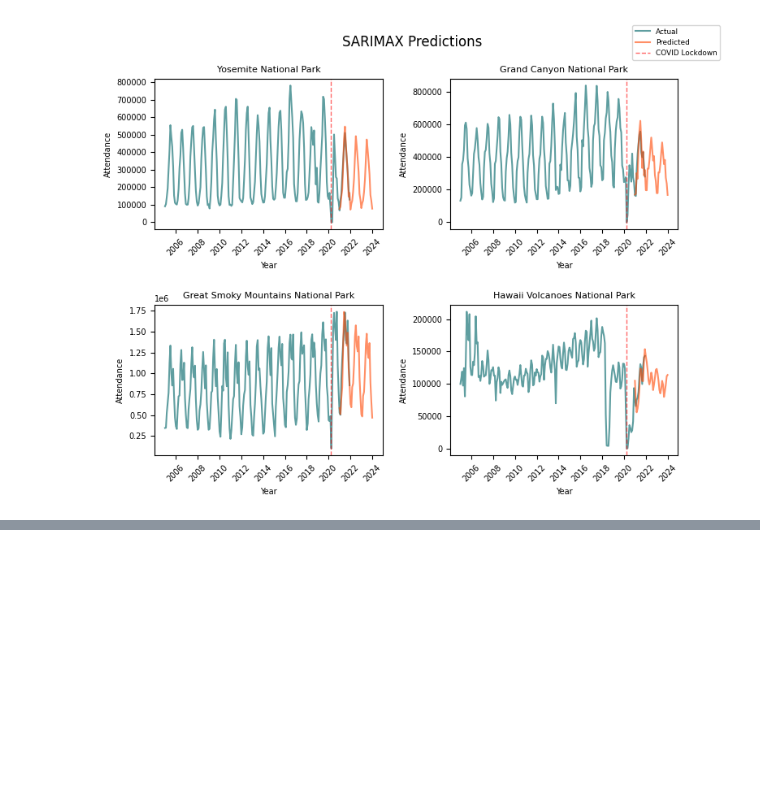
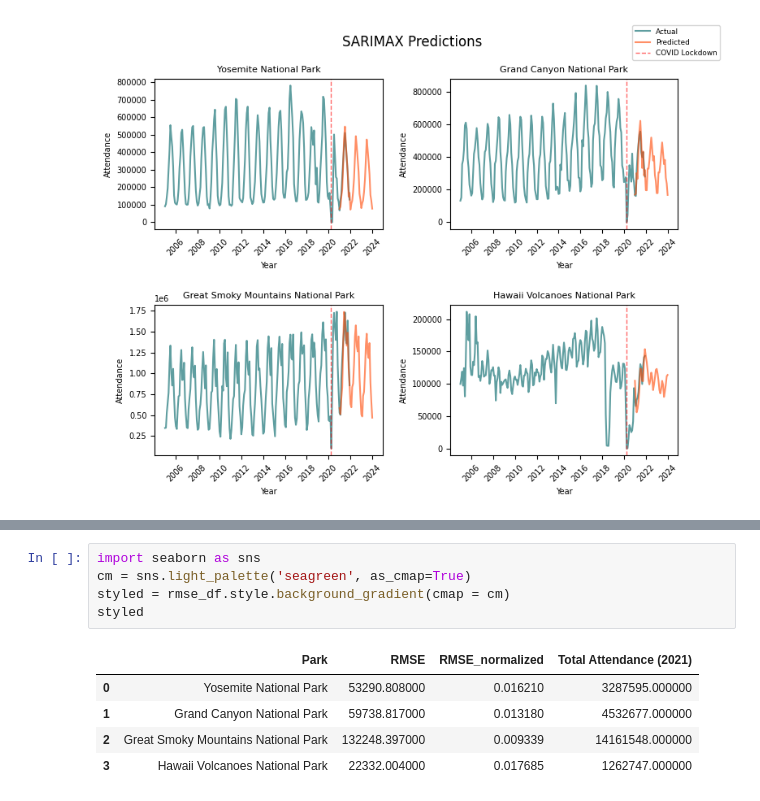
Before and after one commit to l-ching/Milestone-2, a Jupyter notebook: sarimax.ipynb, the cells around one changed output, grey strips where cells are left out. Drawn from its saved outputs; the diff is of its cells as text; blank space fills up the shorter version.

```diff
--- a/sarimax.ipynb
+++ b/sarimax.ipynb
@@ -163,0 +186,11 @@ rmse_df
+# %%
+import seaborn as sns
+cm = sns.light_palette('seagreen', as_cmap=True)
+styled = rmse_df.style.background_gradient(cmap = cm)
+styled
+# %% [output]
+|  | Park | RMSE | RMSE_normalized | Total Attendance (2021) |
+| 0 | Yosemite National Park | 53290.808000 | 0.016210 | 3287595.000000 |
+| 1 | Grand Canyon National Park | 59738.817000 | 0.013180 | 4532677.000000 |
+| 2 | Great Smoky Mountains National Park | 132248.397000 | 0.009339 | 14161548.000000 |
+| 3 | Hawaii Volcanoes National Park | 22332.004000 | 0.017685 | 1262747.000000 |
```
Also changed, not shown: parts of 3 cells of this notebook.
